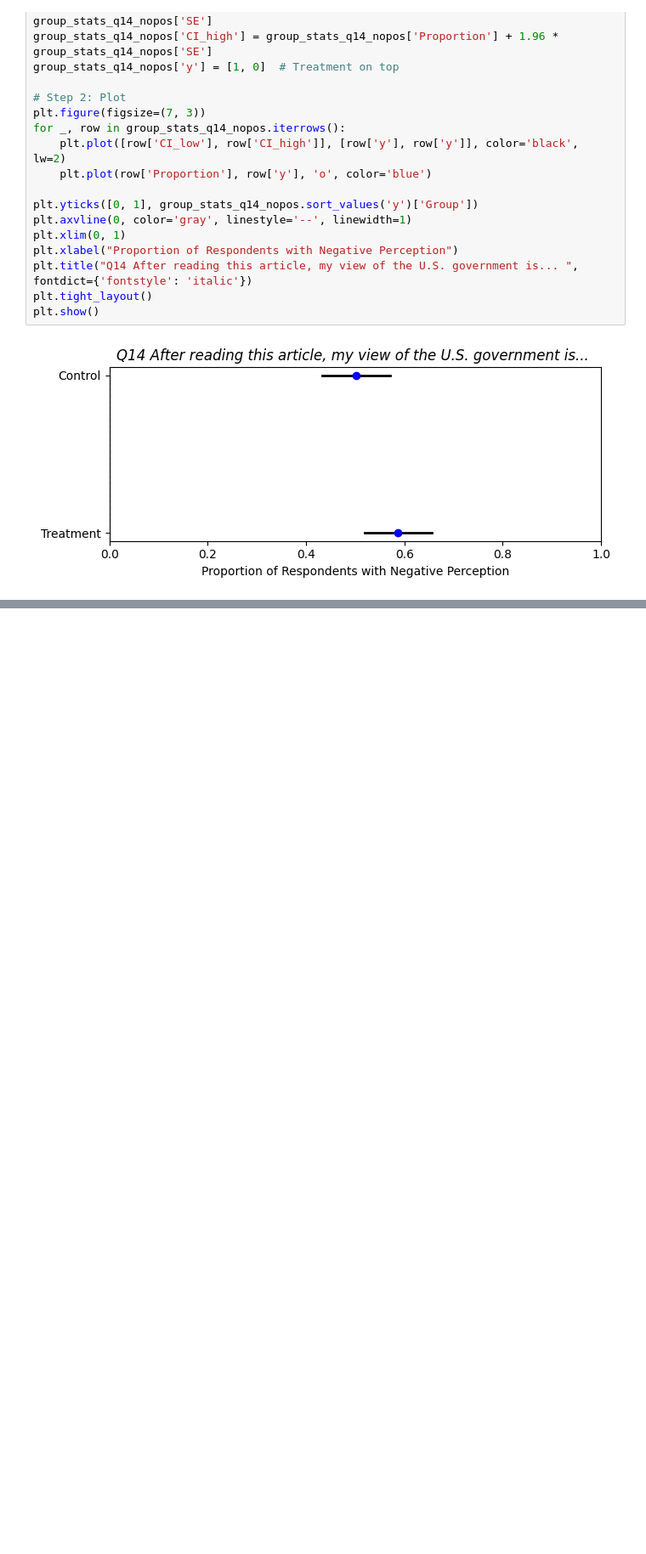
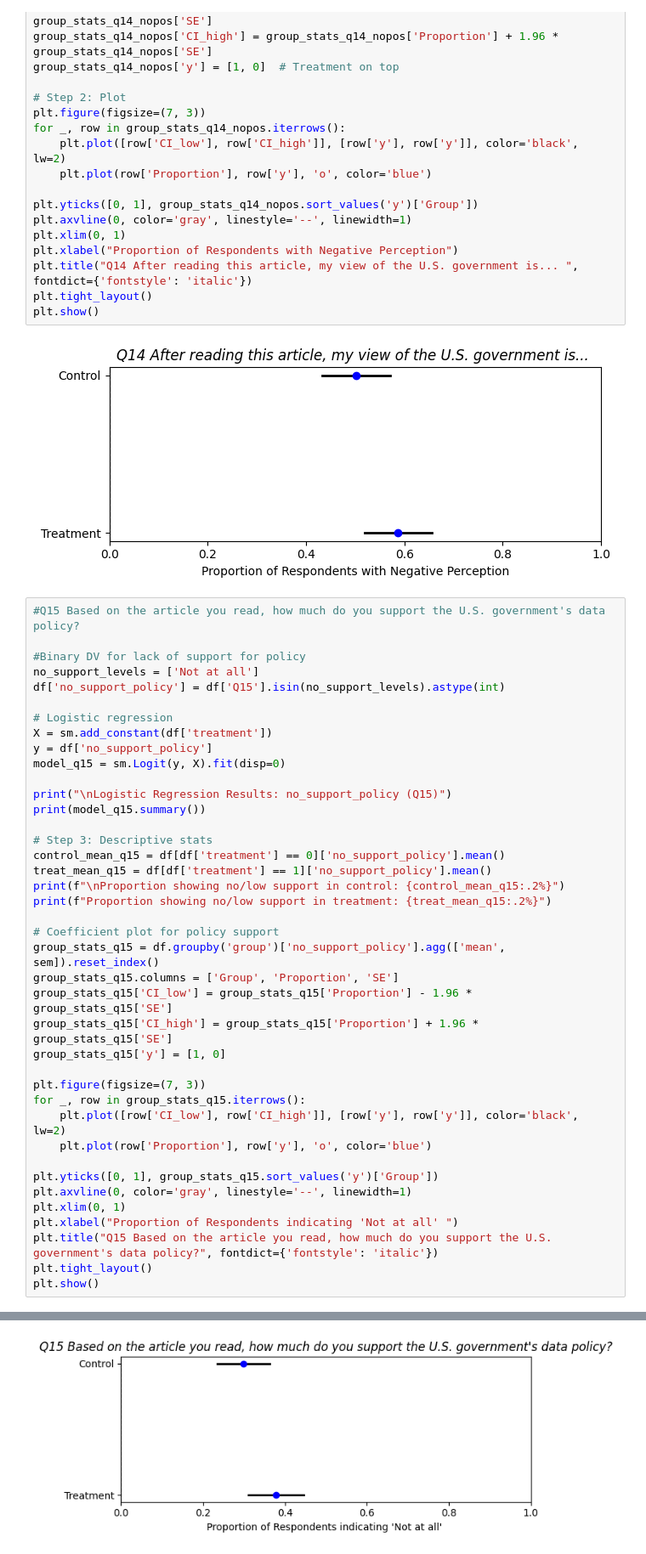
Before and after one commit to lmsobhani/Thesis, a Jupyter notebook: SurveyQs3.ipynb, the cells around one changed output, grey strips where cells are left out. Shown at 85% size. Drawn from its saved outputs; the diff is of its cells as text; blank space fills up the shorter version.

```diff
--- a/SurveyQs3.ipynb
+++ b/SurveyQs3.ipynb
@@ -609,3 +637,44 @@ plt.tight_layout()
 plt.show()
 # %% [output]
 [figure]
+# %%
+#Q15 Based on the article you read, how much do you support the U.S. government's data policy?
+
+#Binary DV for lack of support for policy
+no_support_levels = ['Not at all']
+df['no_support_policy'] = df['Q15'].isin(no_support_levels).astype(int)
+
+# Logistic regression
+X = sm.add_constant(df['treatment'])
+y = df['no_support_policy']
+model_q15 = sm.Logit(y, X).fit(disp=0)
+
+print("\nLogistic Regression Results: no_support_policy (Q15)")
+print(model_q15.summary())
+
+# Step 3: Descriptive stats
+control_mean_q15 = df[df['treatment'] == 0]['no_support_policy'].mean()
+treat_mean_q15 = df[df['treatment'] == 1]['no_support_policy'].mean()
+print(f"\nProportion showing no/low support in control: {control_mean_q15:.2%}")
+print(f"Proportion showing no/low support in treatment: {treat_mean_q15:.2%}")
+
+# Coefficient plot for policy support
+group_stats_q15 = df.groupby('group')['no_support_policy'].agg(['mean', sem]).reset_index()
+group_stats_q15.columns = ['Group', 'Proportion', 'SE']
+group_stats_q15['CI_low'] = group_stats_q15['Proportion'] - 1.96 * group_stats_q15['SE']
+group_stats_q15['CI_high'] = group_stats_q15['Proportion'] + 1.96 * group_stats_q15['SE']
+group_stats_q15['y'] = [1, 0]
+
+plt.figure(figsize=(7, 3))
+for _, row in group_stats_q15.iterrows():
+    plt.plot([row['CI_low'], row['CI_high']], [row['y'], row['y']], color='black', lw=2)
+    plt.plot(row['Proportion'], row['y'], 'o', color='blue')
+
+plt.yticks([0, 1], group_stats_q15.sort_values('y')['Group'])
+plt.axvline(0, color='gray', linestyle='--', linewidth=1)
+plt.xlim(0, 1)
+plt.xlabel("Proportion of Respondents indicating 'Not at all' ")
+plt.title("Q15 Based on the article you read, how much do you support the U.S. government's data policy?", fontdict={'fontstyle': 'italic'})
+plt.tight_layout()
+plt.show()
+# %% [output]
@@ -611,0 +700 @@ plt.show()
+[figure, added]
```
Also changed, not shown: parts of 10 cells of this notebook, 6 other files.
